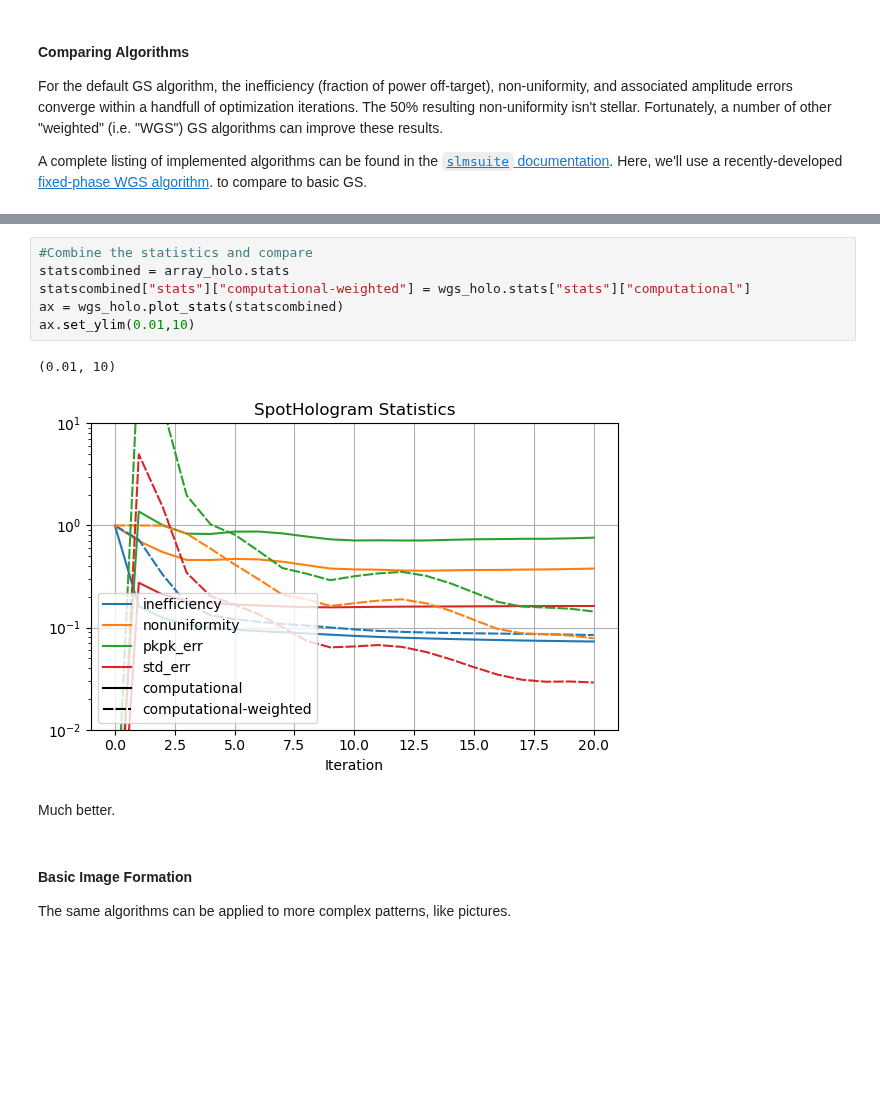
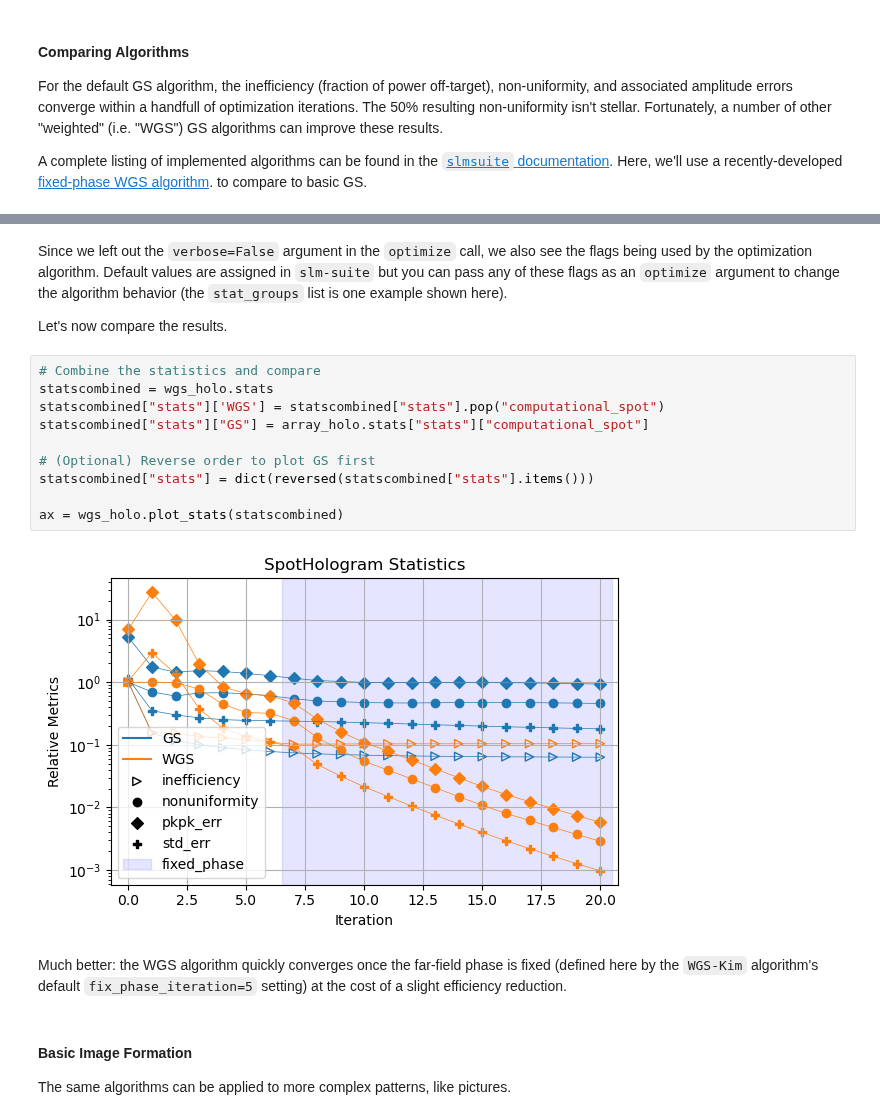
Before and after one commit to slmsuite/slmsuite-examples, a Jupyter notebook: examples/computational_holography.ipynb, the cells around one changed output, grey strips where cells are left out. Cells and saved outputs as stored; diff of their text form; blank space fills up the shorter version.

Commit message:
Update computational_holography tutorial

```diff
--- a/examples/computational_holography.ipynb
+++ b/examples/computational_holography.ipynb
@@ -208,14 +221,21 @@ wgs_holo.plot_farfield(limits=zoom)
+# %% [markdown]
+Since we left out the ``verbose=False`` argument in the ``optimize`` call, we also see the flags being used by the optimization algorithm. Default values are assigned in ``slm-suite`` but you can pass any of these flags as an ``optimize`` argument to change the algorithm behavior (the ``stat_groups`` list is one example shown here).
+
+Let's now compare the results.
 # %%
-#Combine the statistics and compare
-statscombined = array_holo.stats
-statscombined["stats"]["computational-weighted"] = wgs_holo.stats["stats"]["computational"]
+# Combine the statistics and compare
+statscombined = wgs_holo.stats
+statscombined["stats"]['WGS'] = statscombined["stats"].pop("computational_spot")
+statscombined["stats"]["GS"] = array_holo.stats["stats"]["computational_spot"]
+
+# (Optional) Reverse order to plot GS first
+statscombined["stats"] = dict(reversed(statscombined["stats"].items()))
+
 ax = wgs_holo.plot_stats(statscombined)
-ax.set_ylim(0.01,10)
 # %% [output]
-(0.01, 10)
-[figure, old version]
+[figure, new version]
 # %% [markdown]
-Much better.
+Much better: the WGS algorithm quickly converges once the far-field phase is fixed (defined here by the ``WGS-Kim`` algorithm's default ``fix_phase_iteration=5`` setting) at the cost of a slight efficiency reduction.
 # %% [markdown]
 #### Basic Image Formation
 
```
Also changed, not shown: parts of 8 cells of this notebook, 2 other files.
